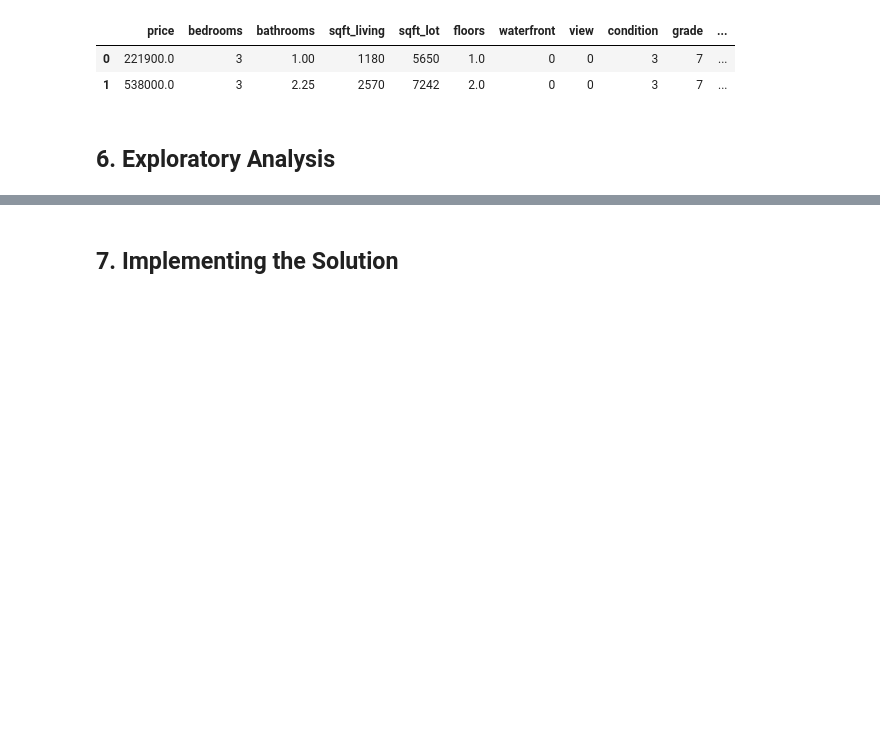
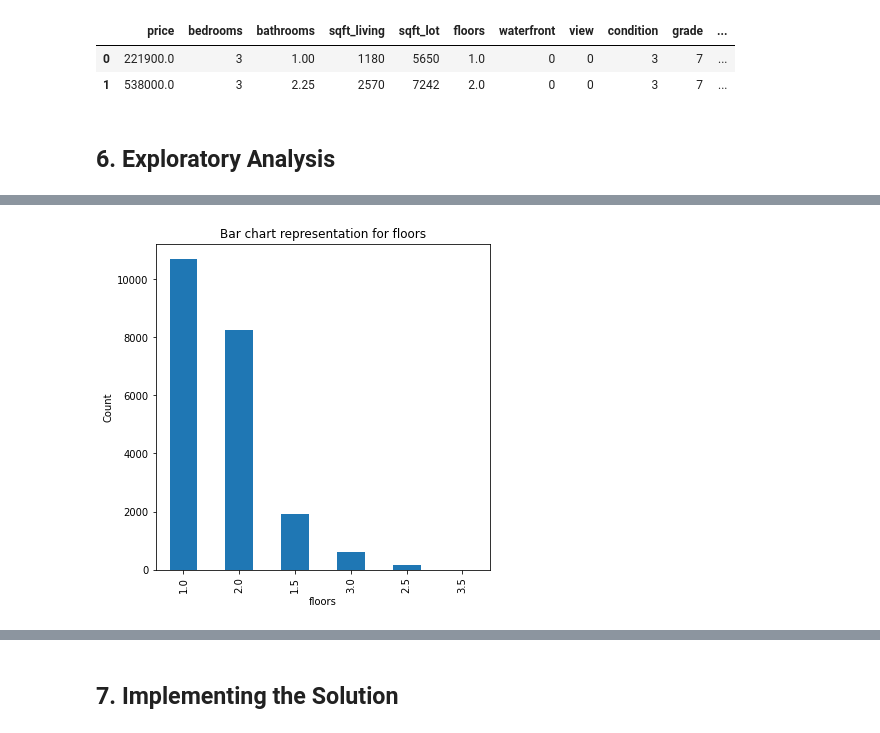
Before and after one commit to R-Owino/HOUSE-PRICE-PREDICTION, a Jupyter notebook: Moringa_Data_Science_Core_W7_Independent_Project_2022_04_Rehema_Owino.ipynb, the cells around one changed output, grey strips where cells are left out. Cells and saved outputs as stored; diff of their text form; code cells hidden in the pictures; blank space fills up the shorter version.

```diff
--- a/Moringa_Data_Science_Core_W7_Independent_Project_2022_04_Rehema_Owino.ipynb
+++ b/Moringa_Data_Science_Core_W7_Independent_Project_2022_04_Rehema_Owino.ipynb
@@ -236,0 +267,7 @@ df.head(2)
+# %%
+#Barchart for floors
+plotbar('floors', (6,6))
+
+# most houses have one floor
+# %% [output]
+[figure, added]
```
Also changed, not shown: parts of 19 cells of this notebook.
